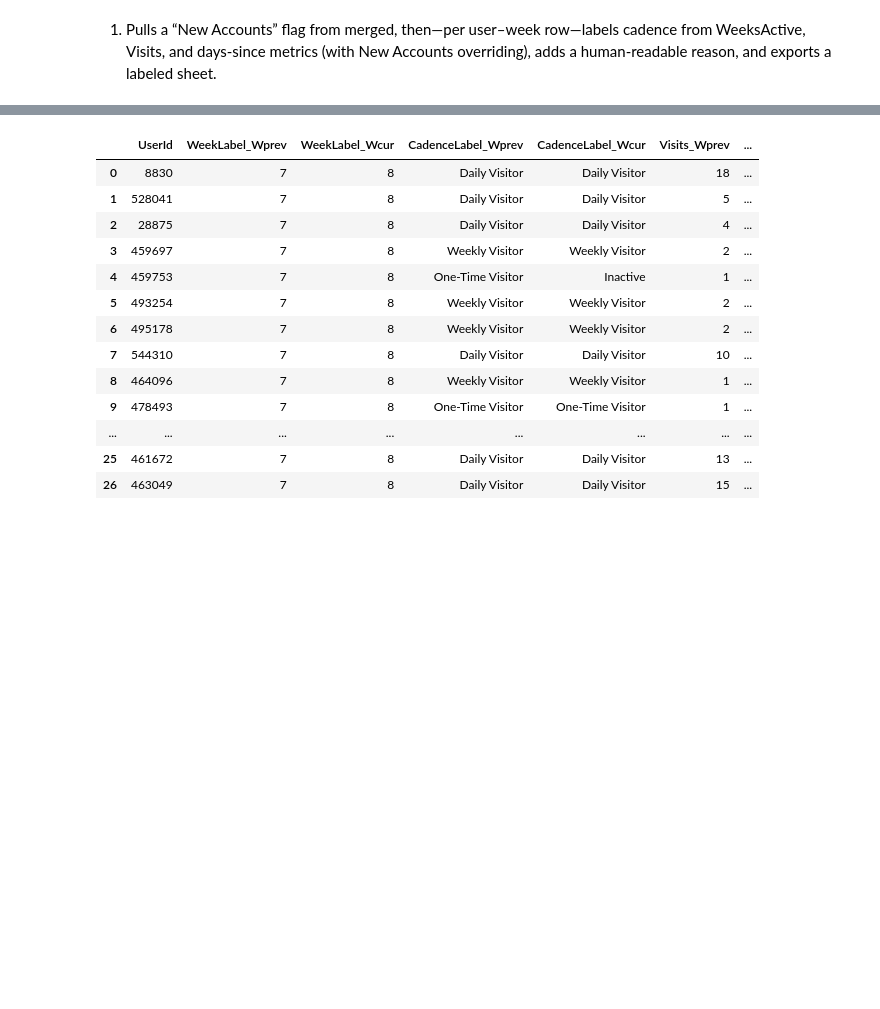
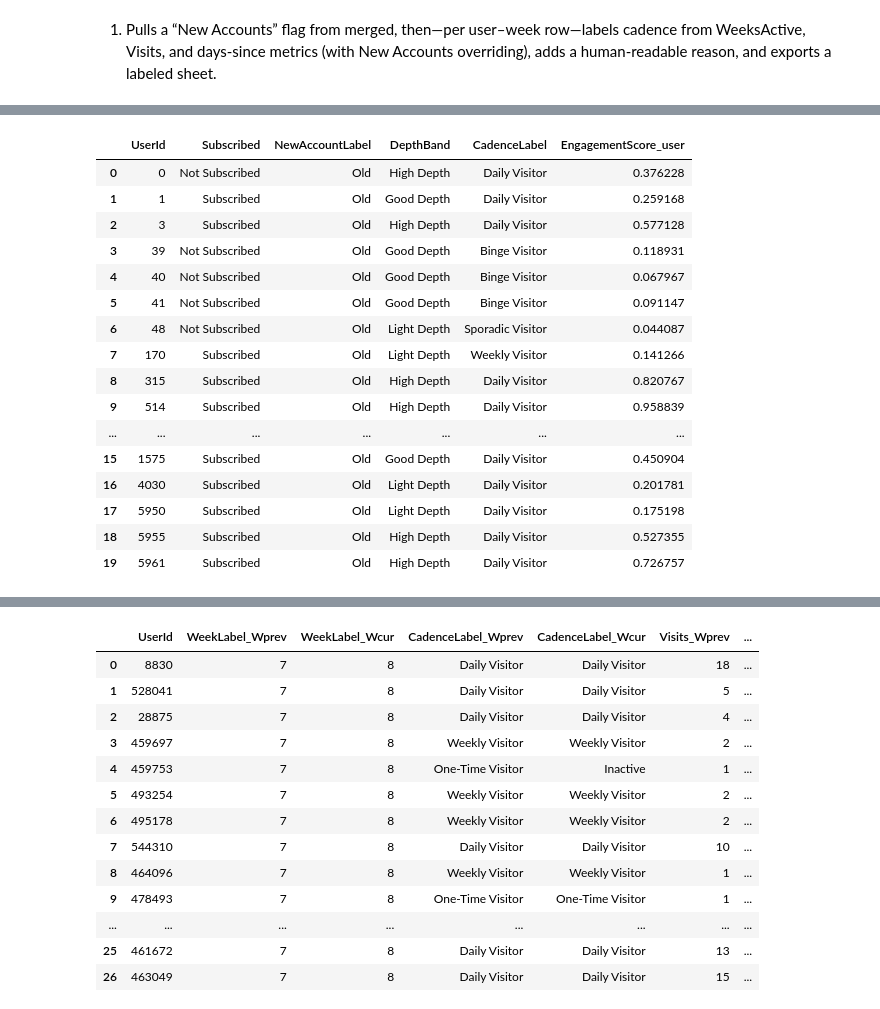
Before and after one commit to DianaFarhat/Customer-Segmentation, a Jupyter notebook: Engagement_Cadence_Report.ipynb, the cells around one changed output, grey strips where cells are left out. Cells and saved outputs as stored; diff of their text form; code cells hidden in the pictures; blank space fills up the shorter version.

```diff
--- a/Engagement_Cadence_Report.ipynb
+++ b/Engagement_Cadence_Report.ipynb
@@ -1824,0 +1836,64 @@ Saved: /content/cleaned/engagement_depthband__cadence_label.xlsx
+# %%
+# Final user segmentation summary (clean version using merged)
+import pandas as pd
+from datetime import date
+from google.colab import files
+
+# --- User identifier ---
+uid = "UserId"
+
+# Ensure uid column exists in all sources
+for df_ in [dfu, cad, merged]:
+    if uid not in df_.columns and df_.index.name == uid:
+        df_.reset_index(inplace=True)
+
+# --- 1. Depth info ---
+depth_cols = [c for c in ["EngagementScore_user", "SegDepthBand"] if c in dfu.columns]
+depth_view = dfu[[uid] + depth_cols].copy()
+
+# --- 2. Cadence info ---
+cad_cols = [c for c in ["CadenceLabel"] if c in cad.columns]
+cad_view = cad[[uid] + cad_cols].copy()
+
+# --- 3. Subscription & New Accounts (from merged, latest per user) ---
+sub_col  = None
+new_col  = None
+
+for c in merged.columns:
+    cn = c.lower()
+    if sub_col is None and any(x in cn for x in ["subscribed","subscriber","is_subscribed"]):
+        sub_col = c
+    if new_col is None and "new account" in cn:
+        new_col = c
+
+subnew = merged[[c for c in [uid, sub_col, new_col] if c in merged.columns]].copy()
+# Keep the most recent non-null per user
+subnew = (subnew.dropna(subset=[uid])
+                  .sort_values(uid)
+                  .drop_duplicates(uid, keep="last"))
+
+# --- 4. Merge everything ---
+summary = depth_view.merge(cad_view, on=uid, how="outer").merge(subnew, on=uid, how="left")
+
+# --- 5. Rename for clarity ---
+rename_map = {}
+if sub_col: rename_map[sub_col] = "Subscribed"
+if new_col: rename_map[new_col] = "NewAccountLabel"
+if "SegDepthBand" in summary.columns: rename_map["SegDepthBand"] = "DepthBand"
+summary = summary.rename(columns=rename_map)
+
+# --- 6. Clean column order ---
+col_order = [
+    uid, "Subscribed", "NewAccountLabel",
+    "DepthBand", "CadenceLabel", "EngagementScore_user"
+]
+summary = summary[[c for c in col_order if c in summary.columns]]
+
+# --- 7. Export & preview ---
+out_path = f"/content/cleaned/user_segmentation_summary_{date.today().isoformat()}.xlsx"
+summary.to_excel(out_path, index=False)
+print("Saved summary:", out_path)
+files.download(out_path)
+
+display(summary.head(20))
+# %% [output]
@@ -1824,0 +1903,17 @@ Saved: /content/cleaned/engagement_depthband__cadence_label.xlsx
+|  | UserId | Subscribed | NewAccountLabel | DepthBand | CadenceLabel | EngagementScore_user |
+| 0 | 0 | Not Subscribed | Old | High Depth | Daily Visitor | 0.376228 |
+| 1 | 1 | Subscribed | Old | Good Depth | Daily Visitor | 0.259168 |
+| 2 | 3 | Subscribed | Old | High Depth | Daily Visitor | 0.577128 |
+| 3 | 39 | Not Subscribed | Old | Good Depth | Binge Visitor | 0.118931 |
+| 4 | 40 | Not Subscribed | Old | Good Depth | Binge Visitor | 0.067967 |
+| 5 | 41 | Not Subscribed | Old | Good Depth | Binge Visitor | 0.091147 |
+| 6 | 48 | Not Subscribed | Old | Light Depth | Sporadic Visitor | 0.044087 |
+| 7 | 170 | Subscribed | Old | Light Depth | Weekly Visitor | 0.141266 |
+| 8 | 315 | Subscribed | Old | High Depth | Daily Visitor | 0.820767 |
+| 9 | 514 | Subscribed | Old | High Depth | Daily Visitor | 0.958839 |
+| ... | ... | ... | ... | ... | ... | ... |
+| 15 | 1575 | Subscribed | Old | Good Depth | Daily Visitor | 0.450904 |
+| 16 | 4030 | Subscribed | Old | Light Depth | Daily Visitor | 0.201781 |
+| 17 | 5950 | Subscribed | Old | Light Depth | Daily Visitor | 0.175198 |
+| 18 | 5955 | Subscribed | Old | High Depth | Daily Visitor | 0.527355 |
+| 19 | 5961 | Subscribed | Old | High Depth | Daily Visitor | 0.726757 |
```
Also changed, not shown: parts of 16 cells of this notebook.
